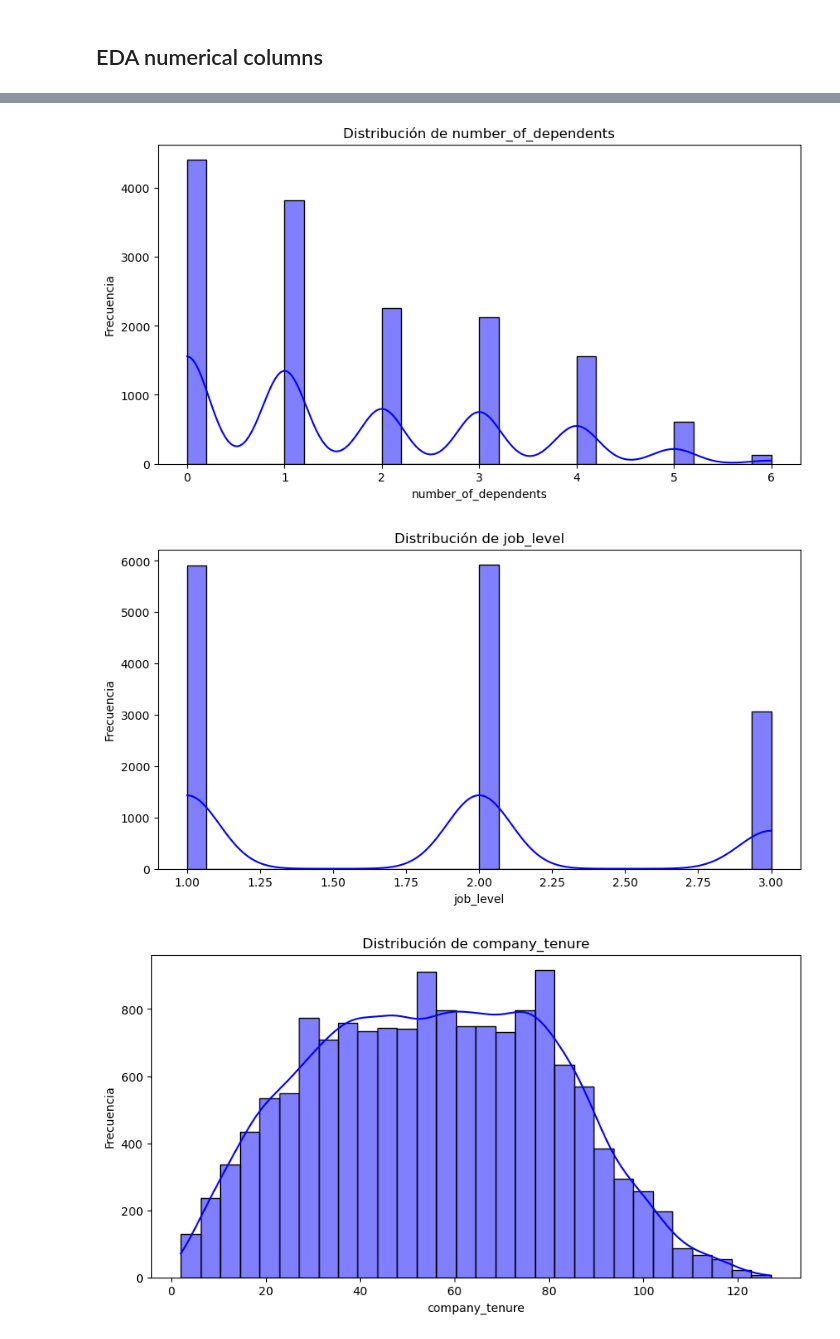
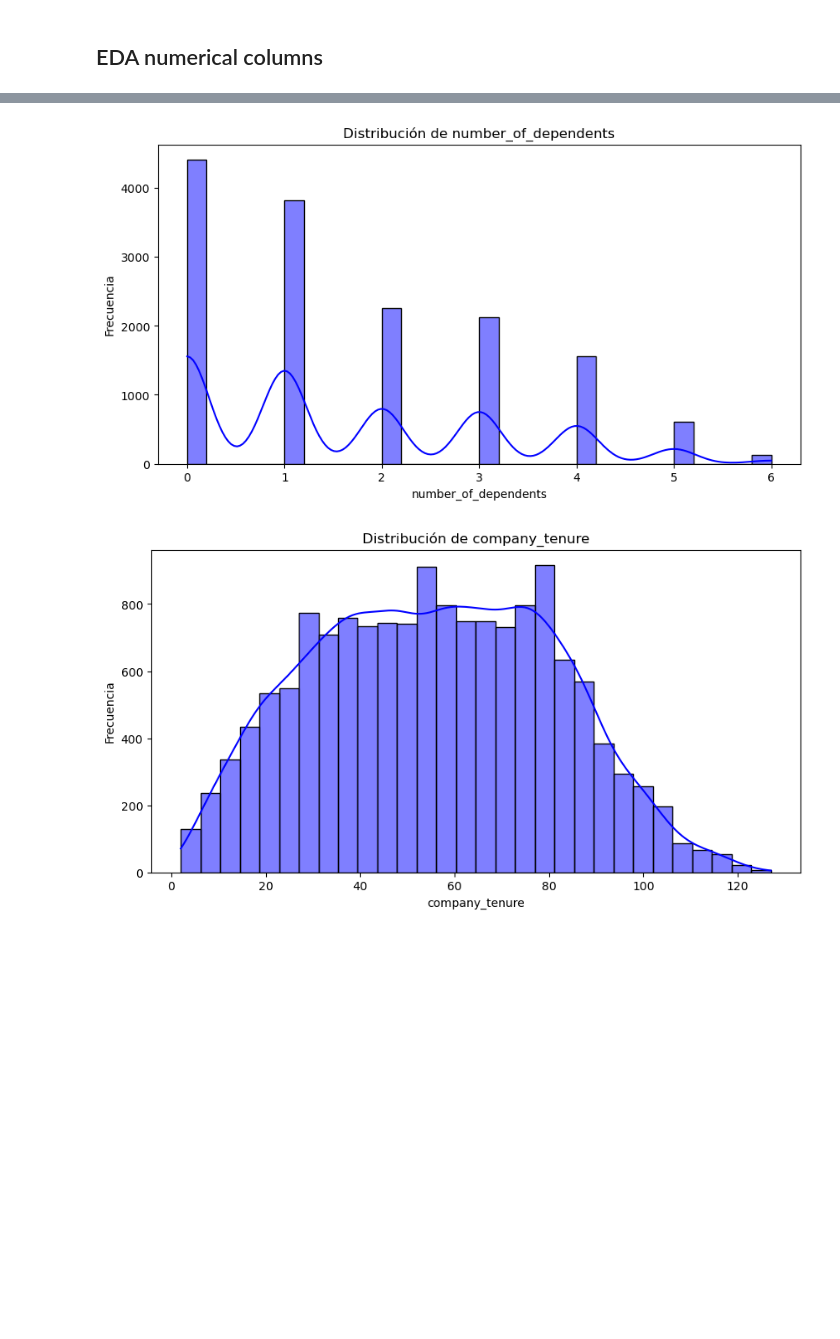
Before and after one commit to LOA395/how_to_prevent_employee_burnout, a Jupyter notebook: main.ipynb, the cells around one changed output, grey strips where cells are left out. Saved outputs shown, nothing was run; the diff lists cells and outputs as text; code cells hidden in the pictures; blank space fills up the shorter version.

```diff
--- a/main.ipynb
+++ b/main.ipynb
@@ -65,6 +73,8 @@ Index(['employee_id', 'age', 'gender', 'years_at_company', 'job_role',
        'remote_work', 'leadership_opportunities', 'innovation_opportunities',
        'company_reputation', 'employee_recognition', 'attrition'],
       dtype='object')
+# %%
+data.drop(columns=['employee_id'], inplace=True)
 # %% [markdown]
 ## Exploratory
 # %%
@@ -291,21 +228,10 @@ data.head(10)
 # %%
-data_numerics = data[['age', 'years_at_company', 'monthly_income', 'number_of_promotions',
-                      'distance_from_home', 'number_of_dependents', 'job_level',
-                      'company_tenure', 'performance_rating', 'employee_recognition']]
-
 data_categorical = data[['gender', 'job_role', 'work_life_balance', 'job_satisfaction',
-                         'education_level', 'marital_status', 'company_size',
-                         'remote_work', 'leadership_opportunities', 'innovation_opportunities',
-                         'company_reputation']]
-
-data_target = data['attrition']
-
-data_numerical = data[['age', 'years_at_company', 'monthly_income', 'number_of_promotions',
-                      'distance_from_home', 'number_of_dependents', 'job_level',
-                      'company_tenure', 'performance_rating', 'employee_recognition',
-                      'work_life_balance', 'job_satisfaction','education_level',
-                      'company_size', 'remote_work', 'leadership_opportunities', 'innovation_opportunities',
-                         'company_reputation', 'attrition']]
+                         'performance_rating', 'overtime', 'education_level', 'marital_status', 'job_level',
+                         'company_size', 'remote_work', 'leadership_opportunities', 'innovation_opportunities',
+                         'company_reputation', 'employee_recognition', 'attrition']]
+data_numerical = data[['age', 'years_at_company','monthly_income', 'number_of_promotions',
+                       'distance_from_home', 'number_of_dependents', 'company_tenure']]
 # %%
 data_numerical.corr()
 # %% [output]
@@ -672,19 +369,18 @@ Cramér's V: 0.0926
 ## EDA numerical columns
 # %%
 # Análisis univariable de variables numéricas
-for column in data_numerics:
+for column in data_numerical:
     plt.figure(figsize=(10, 5))
     sns.histplot(data[column], kde=True, bins=30, color='blue')
     plt.title(f'Distribución de {column}')
     plt.xlabel(column)
     plt.ylabel('Frecuencia')
     plt.show()
 # %% [output]
 [figure]
 [figure]
 [figure]
 [figure]
 [figure]
 [figure]
-[figure, old version]
+[figure, new version]
-[figure, removed]
```
Also changed, not shown: parts of 86 cells of this notebook.
